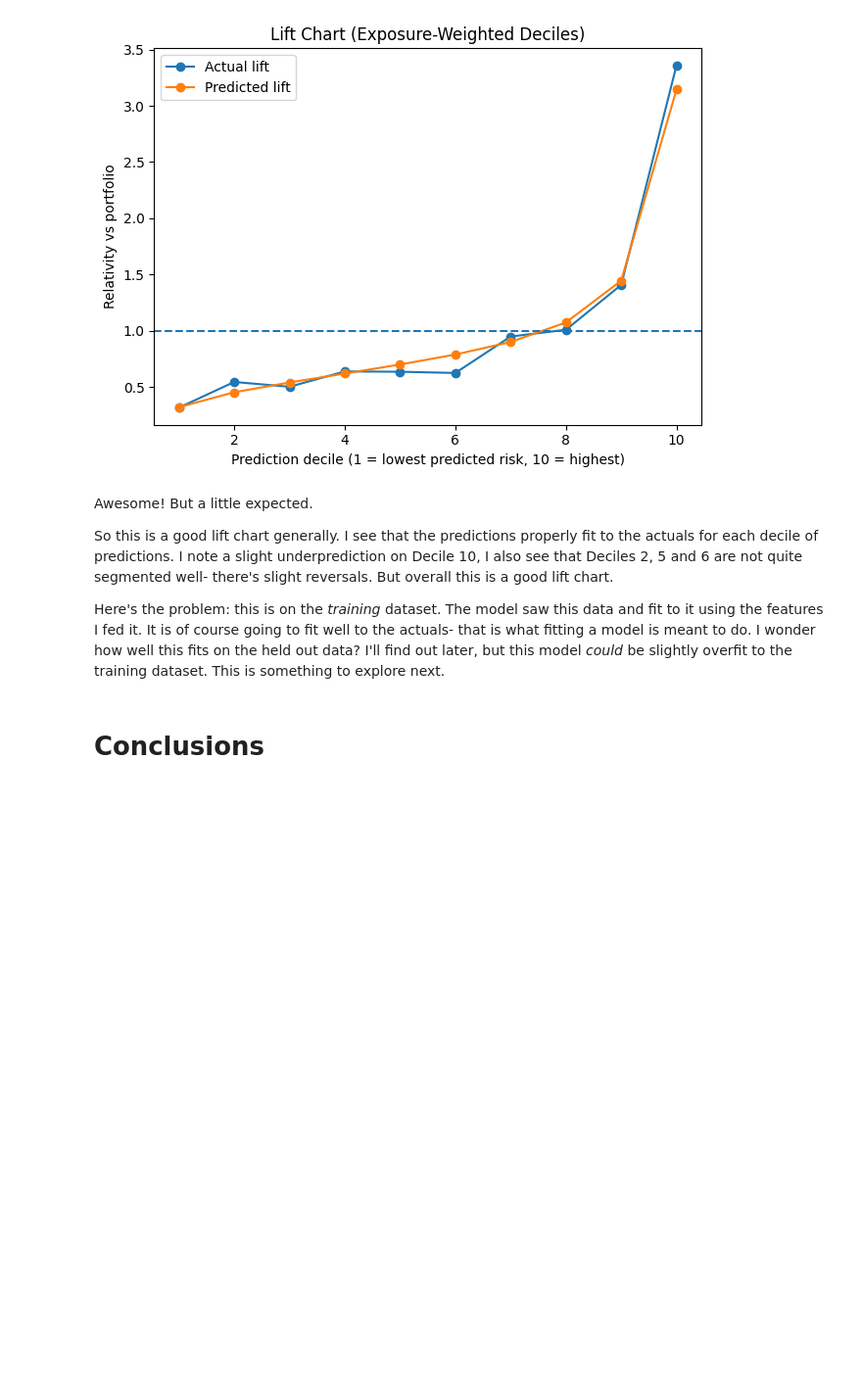
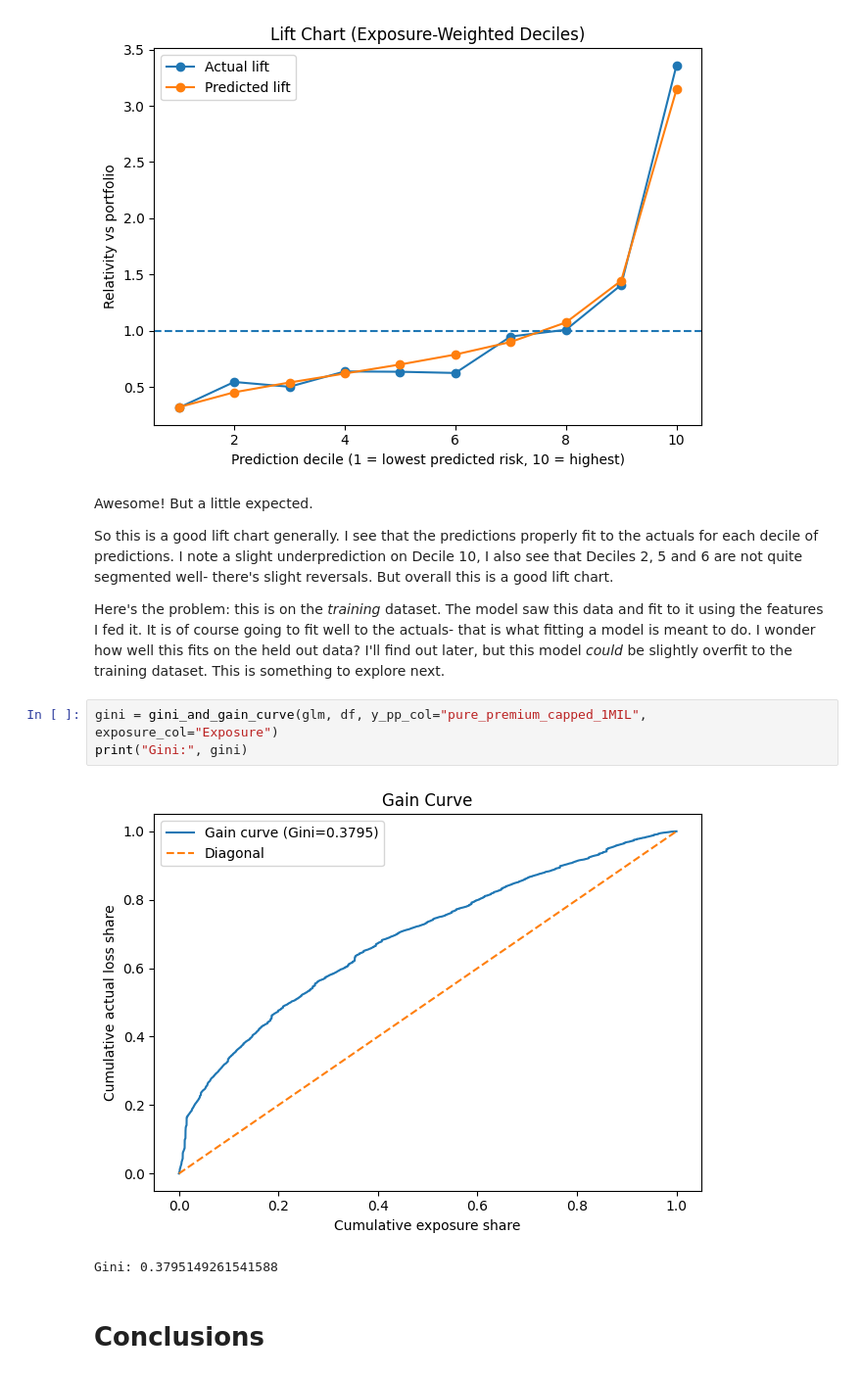
Before and after one commit to joewarth/portfolio_insurance_pricing_modeling, a Jupyter notebook: 05_pure_premium_glm.ipynb, the cells around one changed output. Shown at 98% size. Saved outputs shown, nothing was run; the diff lists cells and outputs as text; blank space fills up the shorter version.

Commit message:
add gini

```diff
--- a/05_pure_premium_glm.ipynb
+++ b/05_pure_premium_glm.ipynb
@@ -97,6 +97,12 @@ Awesome! But a little expected.
 So this is a good lift chart generally. I see that the predictions properly fit to the actuals for each decile of predictions. I note a slight underprediction on Decile 10, I also see that Deciles 2, 5 and 6 are not quite segmented well- there's slight reversals. But overall this is a good lift chart.
 
 Here's the problem: this is on the *training* dataset. The model saw this data and fit to it using the features I fed it. It is of course going to fit well to the actuals- that is what fitting a model is meant to do. I wonder how well this fits on the held out data? I'll find out later, but this model *could* be slightly overfit to the training dataset. This is something to explore next.
+# %%
+gini = gini_and_gain_curve(glm, df, y_pp_col="pure_premium_capped_1MIL", exposure_col="Exposure")
+print("Gini:", gini)
+# %% [output]
+[figure, added]
+Gini: 0.3795149261541588
 # %% [markdown]
 # Conclusions
 # %% [markdown]
```
Also changed, not shown: parts of 2 cells of this notebook, 1 other file.
